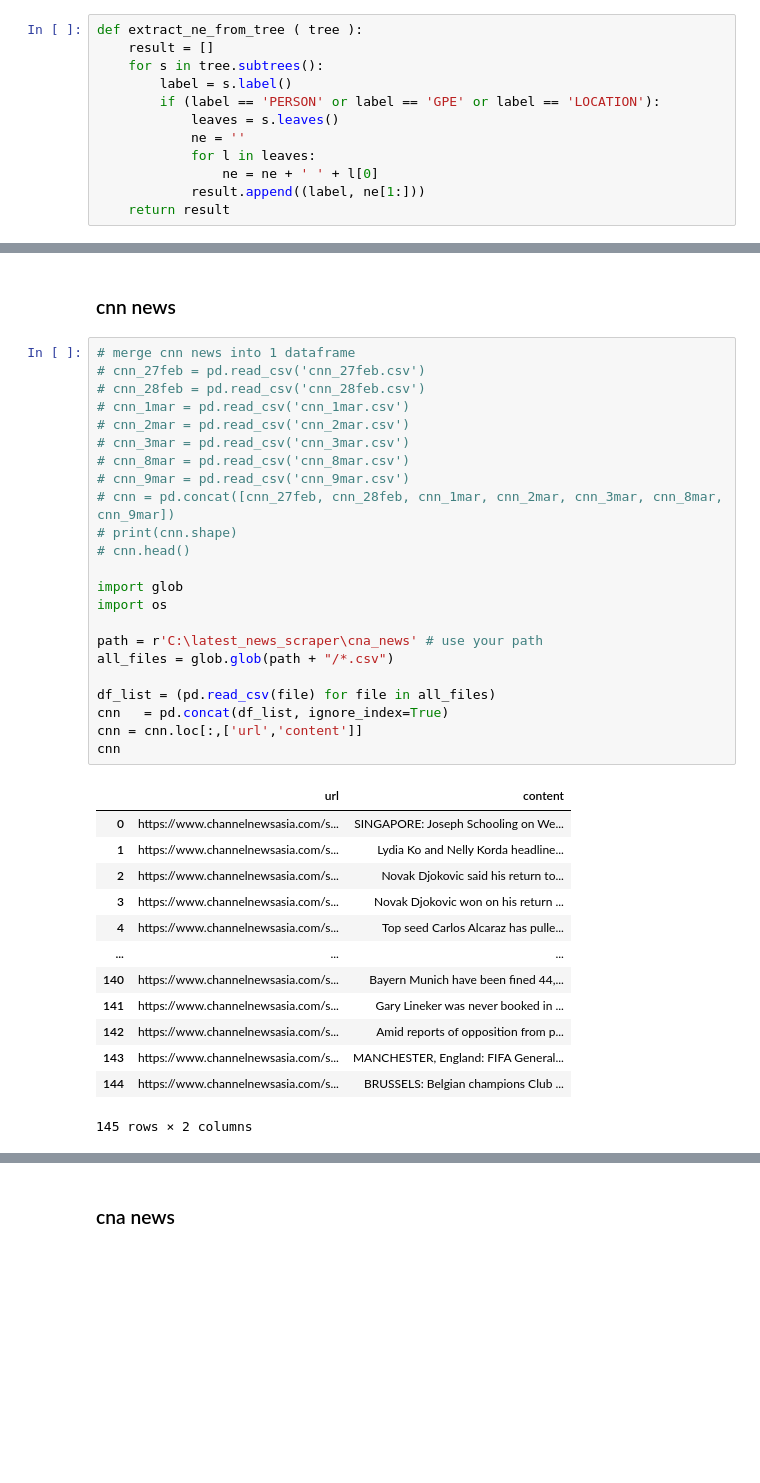
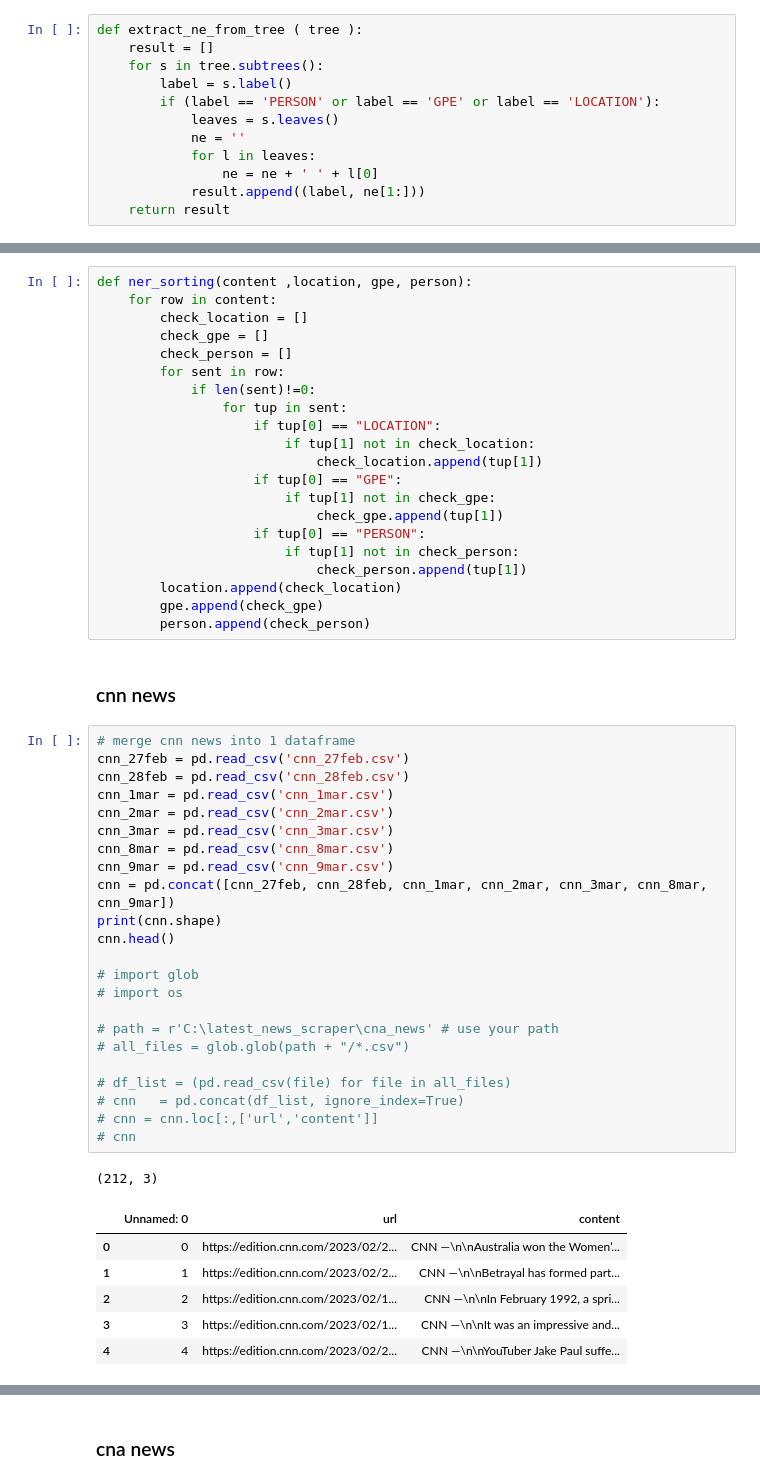
Before and after one commit to christine-kwan/News-Summarization, a Jupyter notebook: NER extraction.ipynb, the cells around one changed output, grey strips where cells are left out. Cells and saved outputs as stored; diff of their text form; blank space fills up the shorter version.

```diff
--- a/NER extraction.ipynb
+++ b/NER extraction.ipynb
@@ -18,39 +29,54 @@ def extract_ne_from_tree ( tree ):
+# %%
+def ner_sorting(content ,location, gpe, person):
+    for row in content:
+        check_location = []
+        check_gpe = []
+        check_person = []
+        for sent in row:
+            if len(sent)!=0:
+                for tup in sent:
+                    if tup[0] == "LOCATION":
+                        if tup[1] not in check_location:
+                            check_location.append(tup[1])
+                    if tup[0] == "GPE":
+                        if tup[1] not in check_gpe:
+                            check_gpe.append(tup[1])
+                    if tup[0] == "PERSON":
+                        if tup[1] not in check_person:
+                            check_person.append(tup[1])
+        location.append(check_location)
+        gpe.append(check_gpe)
+        person.append(check_person)
 # %% [markdown]
 ### cnn news
 # %%
 # merge cnn news into 1 dataframe
-# cnn_27feb = pd.read_csv('cnn_27feb.csv')
-# cnn_28feb = pd.read_csv('cnn_28feb.csv')
-# cnn_1mar = pd.read_csv('cnn_1mar.csv')
-# cnn_2mar = pd.read_csv('cnn_2mar.csv')
-# cnn_3mar = pd.read_csv('cnn_3mar.csv')
-# cnn_8mar = pd.read_csv('cnn_8mar.csv')
-# cnn_9mar = pd.read_csv('cnn_9mar.csv')
-# cnn = pd.concat([cnn_27feb, cnn_28feb, cnn_1mar, cnn_2mar, cnn_3mar, cnn_8mar, cnn_9mar])
-# print(cnn.shape)
-# cnn.head()
+cnn_27feb = pd.read_csv('cnn_27feb.csv')
+cnn_28feb = pd.read_csv('cnn_28feb.csv')
+cnn_1mar = pd.read_csv('cnn_1mar.csv')
+cnn_2mar = pd.read_csv('cnn_2mar.csv')
+cnn_3mar = pd.read_csv('cnn_3mar.csv')
+cnn_8mar = pd.read_csv('cnn_8mar.csv')
+cnn_9mar = pd.read_csv('cnn_9mar.csv')
+cnn = pd.concat([cnn_27feb, cnn_28feb, cnn_1mar, cnn_2mar, cnn_3mar, cnn_8mar, cnn_9mar])
+print(cnn.shape)
+cnn.head()
 
-import glob
-import os
+# import glob
+# import os
 
-path = r'C:\latest_news_scraper\cna_news' # use your path
-all_files = glob.glob(path + "/*.csv")
+# path = r'C:\latest_news_scraper\cna_news' # use your path
+# all_files = glob.glob(path + "/*.csv")
 
-df_list = (pd.read_csv(file) for file in all_files)
-cnn   = pd.concat(df_list, ignore_index=True)
-cnn = cnn.loc[:,['url','content']]
-cnn
+# df_list = (pd.read_csv(file) for file in all_files)
+# cnn   = pd.concat(df_list, ignore_index=True)
+# cnn = cnn.loc[:,['url','content']]
+# cnn
 # %% [output]
+(212, 3)
-|  | url | content |
-| 0 | https://www.channelnewsasia.com/s... | SINGAPORE: Joseph Schooling on We... |
-| 1 | https://www.channelnewsasia.com/s... | Lydia Ko and Nelly Korda headline... |
-| 2 | https://www.channelnewsasia.com/s... | Novak Djokovic said his return to... |
-| 3 | https://www.channelnewsasia.com/s... | Novak Djokovic won on his return ... |
-| 4 | https://www.channelnewsasia.com/s... | Top seed Carlos Alcaraz has pulle... |
-| ... | ... | ... |
-| 140 | https://www.channelnewsasia.com/s... | Bayern Munich have been fined 44,... |
-| 141 | https://www.channelnewsasia.com/s... | Gary Lineker was never booked in ... |
-| 142 | https://www.channelnewsasia.com/s... | Amid reports of opposition from p... |
-| 143 | https://www.channelnewsasia.com/s... | MANCHESTER, England: FIFA General... |
-| 144 | https://www.channelnewsasia.com/s... | BRUSSELS: Belgian champions Club ... |
+|  | Unnamed: 0 | url | content |
+| 0 | 0 | https://edition.cnn.com/2023/02/2... | CNN —\n\nAustralia won the Women’... |
+| 1 | 1 | https://edition.cnn.com/2023/02/2... | CNN —\n\nBetrayal has formed part... |
+| 2 | 2 | https://edition.cnn.com/2023/02/1... | CNN —\n\nIn February 1992, a spri... |
+| 3 | 3 | https://edition.cnn.com/2023/02/1... | CNN —\n\nIt was an impressive and... |
+| 4 | 4 | https://edition.cnn.com/2023/02/2... | CNN —\n\nYouTuber Jake Paul suffe... |
-145 rows × 2 columns
```
Also changed, not shown: parts of 10 cells of this notebook.
